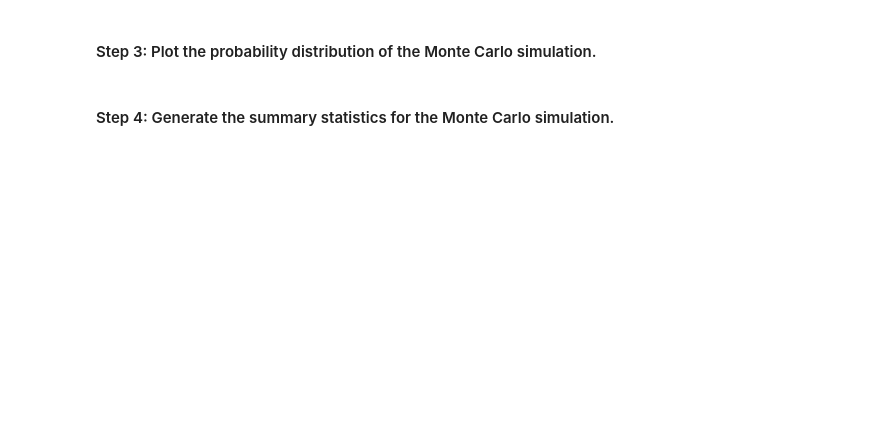
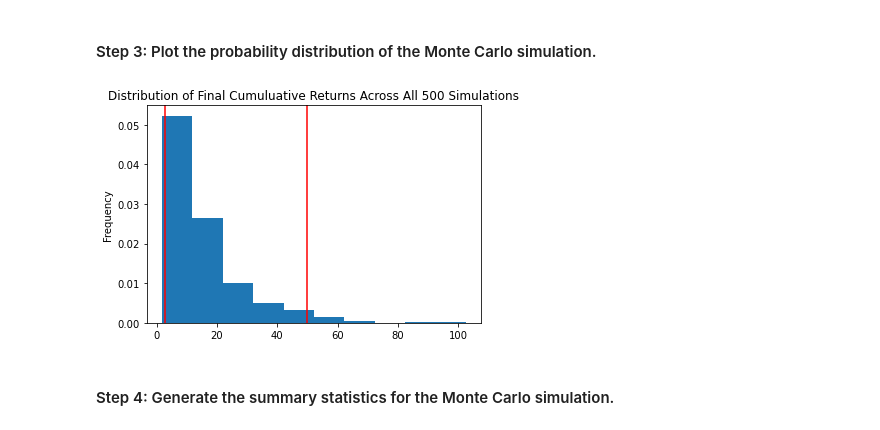
Before and after one commit to mathias1020/Challenge_5, a Jupyter notebook: financial_planning_tools.ipynb, the cells around one changed output. Saved outputs shown, nothing was run; the diff lists cells and outputs as text; code cells hidden in the pictures; blank space fills up the shorter version.

```diff
--- a/financial_planning_tools.ipynb
+++ b/financial_planning_tools.ipynb
@@ -469,7 +551,9 @@ In this section, you’ll use the MCForecastTools library to create a Monte Carl
 # %%
 # Visualize the probability distribution of the 30-year Monte Carlo simulation
 # by plotting a histogram
-# YOUR CODE HERE
+MC_histo_plot = MC_thirty_year.plot_distribution()
+# %% [output]
+[figure, added]
 # %% [markdown]
 #### Step 4: Generate the summary statistics for the Monte Carlo simulation.
 # %%
```
Also changed, not shown: parts of 17 cells of this notebook.
